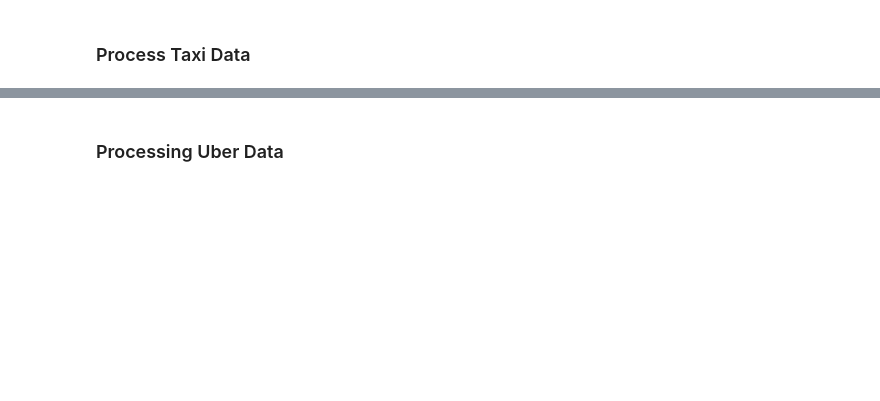
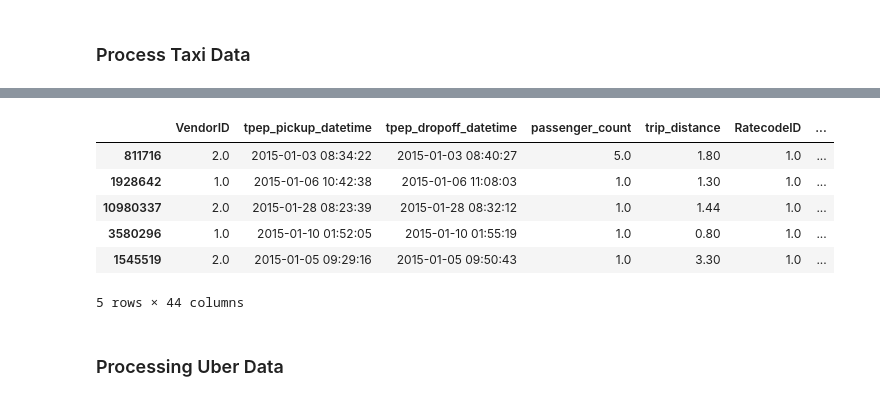
Before and after one commit to sowmya6598/final-project-tools, a Jupyter notebook: Project.ipynb, the cells around one changed output, grey strips where cells are left out. Cells and saved outputs as stored; diff of their text form; code cells hidden in the pictures; blank space fills up the shorter version.

```diff
--- a/Project.ipynb
+++ b/Project.ipynb
@@ -272,10 +298,20 @@ def convert_taxi_data(parquet_urls):
 
         fileName = f"yellow_taxi_{year}_{month}.parquet"
         if fileName in files :
+
             dataframe = pd.read_parquet(fileName)
-            add_distance_column_taxi(dataframe)
-            all_taxi_dataframes.append(dataframe)
+            sample_dataframe = dataframe.sample(n=2000)
+            #add_distance_column_taxi(sample_dataframe)
+            all_taxi_dataframes.append(sample_dataframe)
 
     # create one gigantic dataframe with data from every month needed
     taxi_data = pd.concat(all_taxi_dataframes)
+
+    print(len(taxi_data))
+    print(len(taxi_data.head()))
+
     return taxi_data
+# %%
+all_urls = get_all_urls_from_taxi_page(TAXI_URL)
+all_parquet_urls = filter_taxi_parquet_urls(all_urls)
+taxi_data = convert_taxi_data(all_parquet_urls)
@@ -294,3 +330,13 @@ KeyboardInterrupt:
+# %%
+taxi_data.head()
+# %% [output]
+|  | VendorID | tpep_pickup_datetime | tpep_dropoff_datetime | passenger_count | trip_distance | RatecodeID | ... |
+| 811716 | 2.0 | 2015-01-03 08:34:22 | 2015-01-03 08:40:27 | 5.0 | 1.80 | 1.0 | ... |
+| 1928642 | 1.0 | 2015-01-06 10:42:38 | 2015-01-06 11:08:03 | 1.0 | 1.30 | 1.0 | ... |
+| 10980337 | 2.0 | 2015-01-28 08:23:39 | 2015-01-28 08:32:12 | 1.0 | 1.44 | 1.0 | ... |
+| 3580296 | 1.0 | 2015-01-10 01:52:05 | 2015-01-10 01:55:19 | 1.0 | 0.80 | 1.0 | ... |
+| 1545519 | 2.0 | 2015-01-05 09:29:16 | 2015-01-05 09:50:43 | 1.0 | 3.30 | 1.0 | ... |
+5 rows × 44 columns
 # %% [markdown]
 ### Processing Uber Data
 # %%
```
Also changed, not shown: parts of 16 cells of this notebook, 2 other files.
